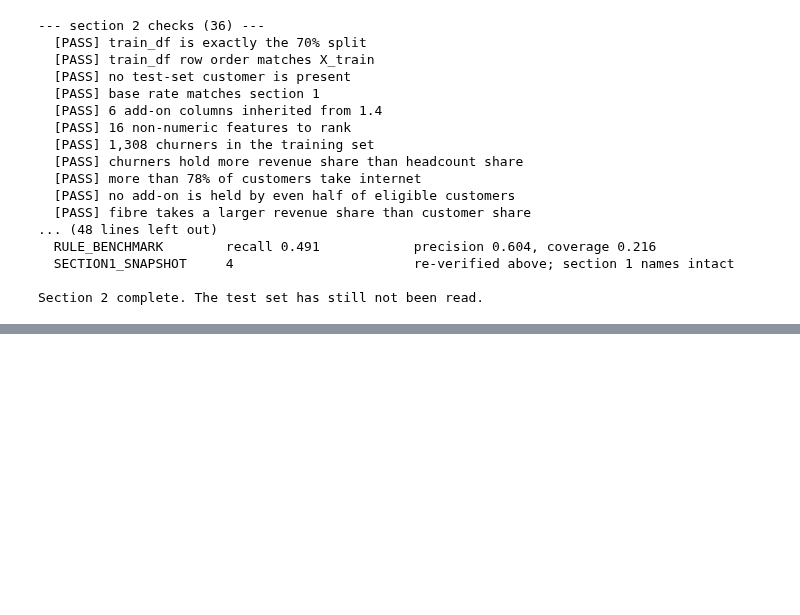
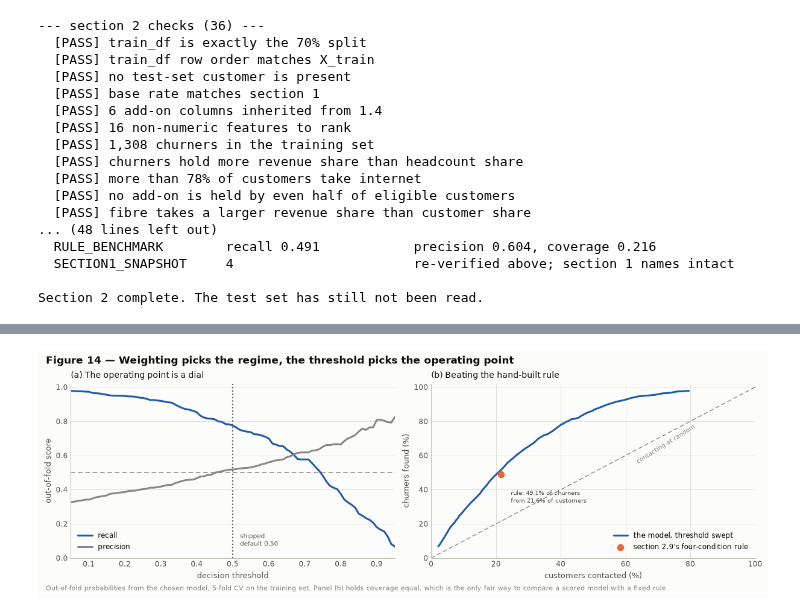
Before and after one commit to MyExpWithCode/customer_churn_project, a Jupyter notebook: notebook/churn_analysis.ipynb, the cells around one changed output, grey strips where cells are left out. Drawn from its saved outputs; the diff is of its cells as text; code cells hidden in the pictures; blank space fills up the shorter version.

Commit message:
model creation

```diff
--- a/notebook/churn_analysis.ipynb
+++ b/notebook/churn_analysis.ipynb
@@ -3558,0 +4182,48 @@ Section 3 complete. The test set has still not been read.
+# %%
+fig, axes = plt.subplots(1, 2, figsize=(12.0, 4.0), layout="constrained")
+
+panel_a = axes[0]
+for metric, colour, marker in (("recall", EMPHASIS, None), ("precision", MUTED, None)):
+    panel_a.plot(mdl_threshold["threshold"], mdl_threshold[metric], lw=2.2, color=colour,
+                 label=metric)
+panel_a.axvline(0.50, ls=":", lw=1.5, color=INK_2, zorder=2)
+panel_a.text(0.52, 0.06, "shipped\ndefault 0.50", fontsize=7.5, color=INK_2,
+             va="bottom", ha="left", path_effects=HALO)
+panel_a.axhline(PRECISION_FLOOR, ls=(0, (5, 3)), lw=1.1, color=MUTED, zorder=1)
+panel_a.set_xlim(0.05, 0.95)
+panel_a.set_ylim(0, 1.02)
+panel_a.set_xlabel("decision threshold")
+panel_a.set_ylabel("out-of-fold score")
+panel_a.set_title("(a) The operating point is a dial")
+value_grid(panel_a, "y")
+panel_a.legend(loc="lower left", borderaxespad=0.6)
+
+panel_b = axes[1]
+curve = mdl_threshold.sort_values("flagged")
+panel_b.plot(curve["flagged"] * 100, curve["recall"] * 100, lw=2.2, color=EMPHASIS,
+             label="the model, threshold swept")
+panel_b.scatter([RULE_BENCHMARK["coverage"] * 100], [RULE_BENCHMARK["recall"] * 100],
+                s=70, color=CHURNED, zorder=4, linewidths=0,
+                label="section 2.9's four-condition rule")
+panel_b.annotate(f"rule: {RULE_BENCHMARK['recall']:.1%} of churners\n"
+                 f"from {RULE_BENCHMARK['coverage']:.1%} of customers",
+                 xy=(RULE_BENCHMARK["coverage"] * 100 + 3, RULE_BENCHMARK["recall"] * 100 - 9),
+                 fontsize=7.5, color=INK_2, va="top", ha="left")
+panel_b.plot([0, 100], [0, 100], lw=1.0, ls=(0, (5, 3)), color=MUTED, zorder=1)
+panel_b.text(72, 66, "contacting at random", fontsize=7.5, color=MUTED, rotation=32,
+             ha="center", va="center", path_effects=HALO)
+panel_b.set_xlim(0, 100)
+panel_b.set_ylim(0, 102)
+panel_b.set_xlabel("customers contacted (%)")
+panel_b.set_ylabel("churners found (%)")
+panel_b.set_title("(b) Beating the hand-built rule")
+value_grid(panel_b, "both")
+panel_b.legend(loc="lower right", borderaxespad=0.6)
+
+figure_title(fig, "Figure 14 — Weighting picks the regime, the threshold picks the operating point",
+             subtitle="Out-of-fold probabilities from the chosen model, 5-fold CV on the training "
+                      "set. Panel (b) holds coverage equal, which is the only fair way to compare a "
+                      "scored model with a fixed rule.")
+plt.show()
+# %% [output]
+[figure, added]
```
Also changed, not shown: parts of 64 cells of this notebook.
